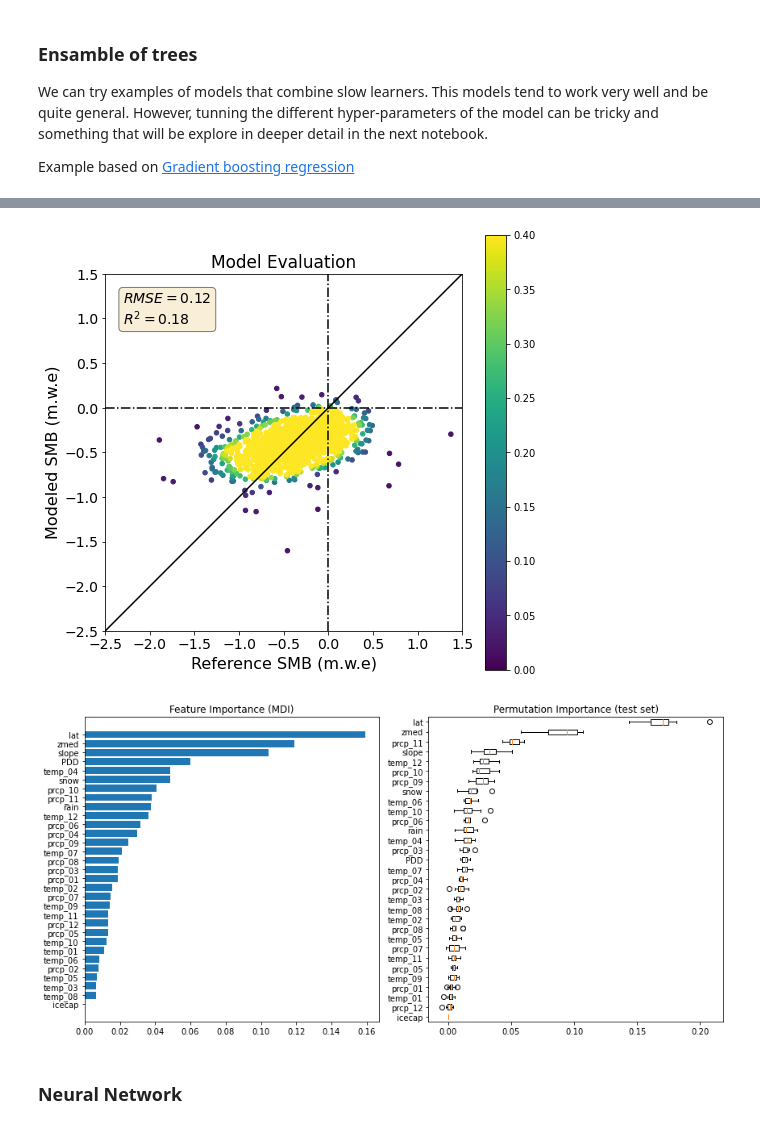
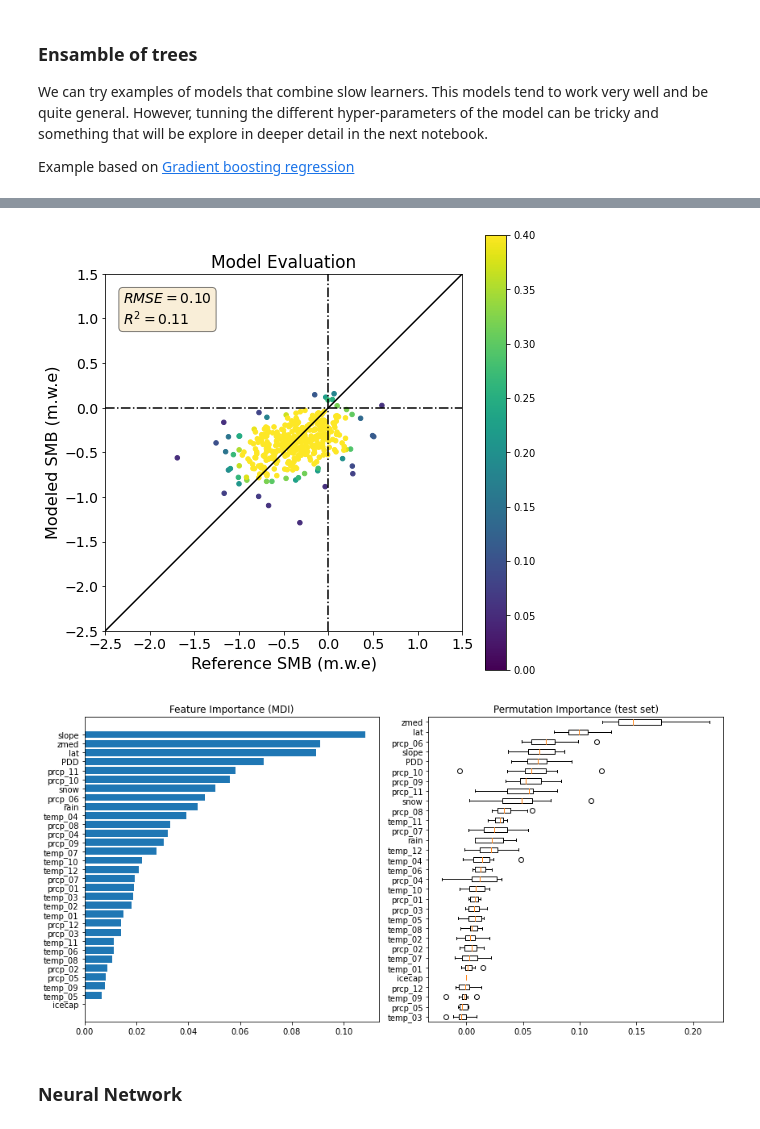
Before and after one commit to Machine-Learning-in-Glaciology-Workshop/Project_MB_Regression, a Jupyter notebook: 3_Training.ipynb, the cells around one changed output, grey strips where cells are left out. Drawn from its saved outputs; the diff is of its cells as text; code cells hidden in the pictures.

```diff
--- a/3_Training.ipynb
+++ b/3_Training.ipynb
@@ -40,0 +31,5 @@ df_all
+# %%
+df_all = df_all[df_all.err_dmdtda <0.6]
+#df_all = df_all[df_all.area >0.5]
+df_all.hist('err_dmdtda')
+df_all.shape
@@ -46,7 +44,7 @@ glacier_train, glacier_test = train_test_split(glaciers_ids_all,
                                                train_size=0.3,
                                                test_size=0.7)
 
-df_train_all = df_all.loc[glacier_train]
+df_train_all = df_all_cut.loc[glacier_train]
 df_test = df_all.loc[glacier_test]
 df_train_all.shape, df_test.shape
 # %% [output]
@@ -81,7 +81,7 @@ X_train, y_train = df_train_X.values, df_train_y.values
 df_validation_X = df_validation.drop(features_to_drop, axis=1)
 df_validation_y = df_validation[['dmdtda']]
 
-X_validation, y_validation = df_validation_X.values, df_validation_y.values
+X_validation, y_validation = df_validation_X.values, df_validation_y.valuesf
 # %%
 df_train_X
 # %% [output]
@@ -174,7 +174,7 @@ ElasticNet is a linear regression model that includes the classical ordinary lea
 # %%
 %time
 reg_linear = ElasticNet(alpha=0.001,
-                        l1_ratio=0.8,
+                        l1_ratio=0.2,
                         fit_intercept=True,
                         random_state=666)
 reg_linear.fit(X_train_scaled, y_train)
@@ -261,32 +261,32 @@ plot_prediction(y_train, reg_ensemble.predict(X_train), n_toplot=5000)
 # %%
-plot_prediction(y_test, reg_ensemble.predict(X_test), n_toplot=5000)
+plot_prediction(y_validation, reg_ensemble.predict(X_validation), n_toplot=5000)
 # %% [output]
-[figure, old version]
+[figure, new version]
 # %%
 feature_importance = reg_ensemble.feature_importances_
 sorted_idx = np.argsort(feature_importance)
 pos = np.arange(sorted_idx.shape[0]) + 0.5
 fig = plt.figure(figsize=(12, 6))
 plt.subplot(1, 2, 1)
 plt.barh(pos, feature_importance[sorted_idx], align="center")
 plt.yticks(pos, np.array(df_train_X.columns)[sorted_idx])
 plt.title("Feature Importance (MDI)")
 
 result = permutation_importance(
-    reg_ensemble, X_test, y_test, n_repeats=10, random_state=42, n_jobs=2
+    reg_ensemble, X_validation, y_validation, n_repeats=10, random_state=42, n_jobs=2
 )
 sorted_idx = result.importances_mean.argsort()
 plt.subplot(1, 2, 2)
 plt.boxplot(
     result.importances[sorted_idx].T,
     vert=False,
     labels=np.array(df_train_X.columns)[sorted_idx],
 )
 plt.title("Permutation Importance (test set)")
 fig.tight_layout()
 plt.show()
 # %% [output]
-[figure, old version]
+[figure, new version]
 # %% [markdown]
 ### Neural Network
 # %%
```
Also changed, not shown: parts of 17 cells of this notebook.
